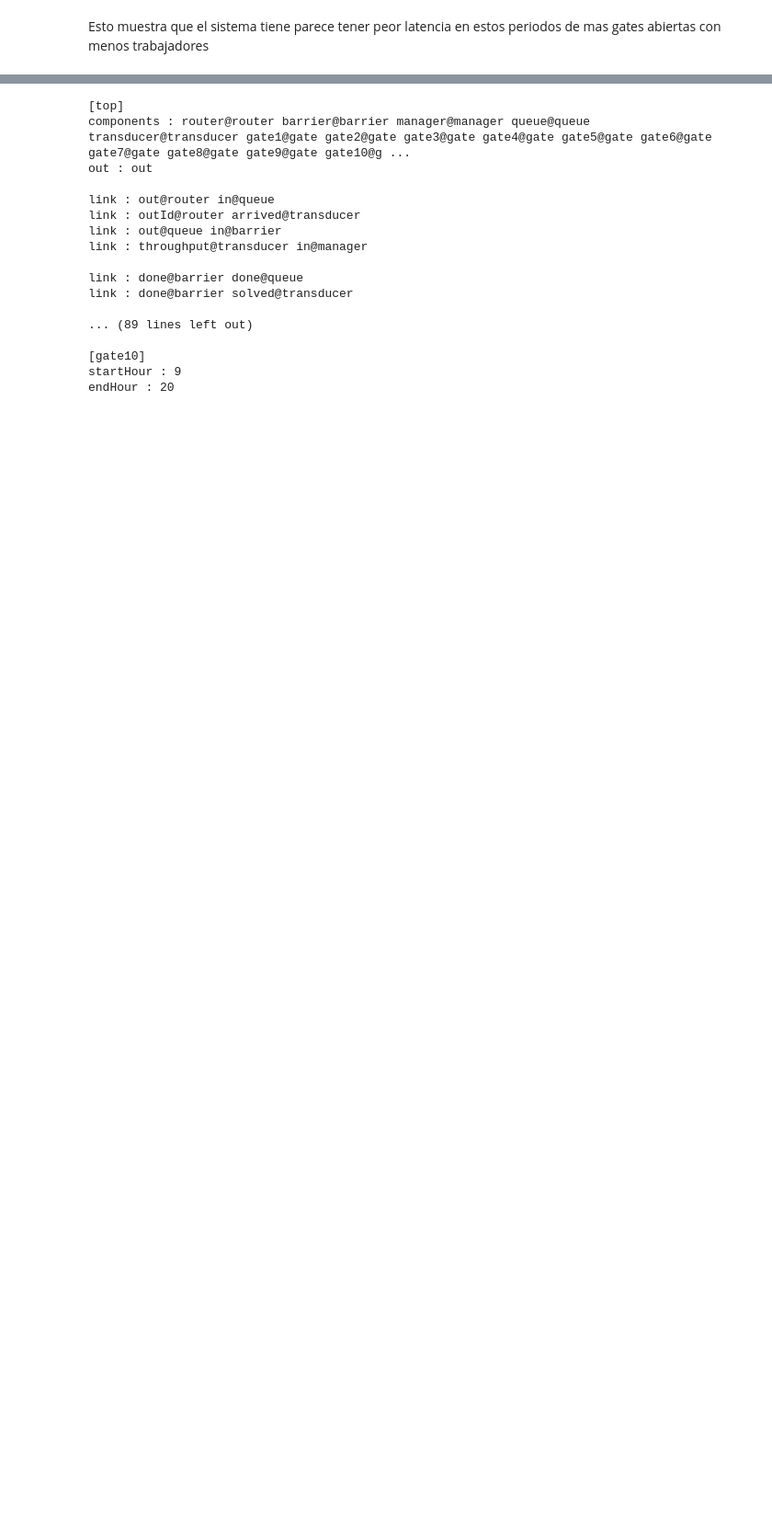
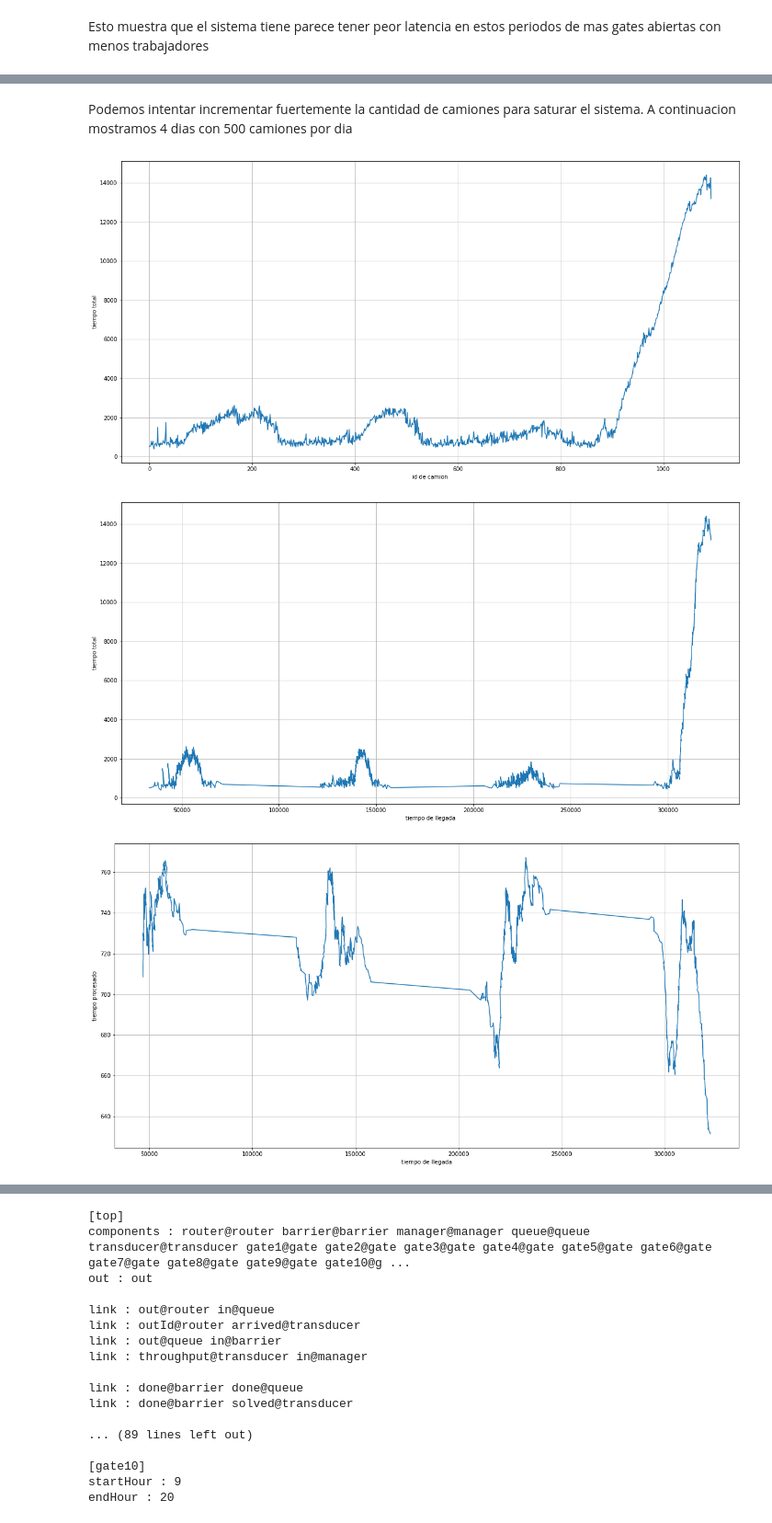
Before and after one commit to mcarreiro/dc-sed-tp1-2022, a Jupyter notebook: notebooks/inbound.ipynb, the cells around one changed output, grey strips where cells are left out. Shown: that part at 92% size. Cells and saved outputs as stored; diff of their text form; code cells hidden in the pictures; blank space fills up the shorter version.

```diff
--- a/notebooks/inbound.ipynb
+++ b/notebooks/inbound.ipynb
@@ -191,0 +198,53 @@ Esto muestra que el sistema tiene parece tener peor latencia en estos periodos d
+# %% [markdown]
+Podemos intentar incrementar fuertemente la cantidad de camiones para saturar el sistema. A continuacion mostramos 4 dias con 500 camiones por dia
+# %%
+with open("../data/top500trucksnoManager.out") as f:
+    lines = f.readlines()
+    lines = list(filter(lambda x: "out" in x, lines))
+    lines = list(map(lambda x: x.split("[")[1].split("]")[0], lines))
+
+    df = pd.DataFrame([x.split(', ') for x in lines])
+df.columns = ['id', 'arrival_time', "assigned_time", "out_time", "nA", "nB", "nC", 'id_gate', 'extra_workers']
+df = df.astype(np.float64)
+# %%
+#df = df.loc[df["arrival_time"] <3600*24*3]
+df.sort_values('arrival_time')
+
+df["total_time"] = df["out_time"] - df["arrival_time"]
+df["waiting_time"] = df["assigned_time"] - df["arrival_time"]
+df["proccesing_time"] = df["out_time"] - df["assigned_time"]
+
+total_time = df['total_time']
+total_time = total_time.rolling(window=1).mean()
+
+proccesing_time = df['proccesing_time']
+proccesing_time = proccesing_time.rolling(window=70).mean()
+
+plt.plot(total_time, )
+plt.grid()
+plt.xlabel("id de camion")
+plt.ylabel("tiempo total")
+plt.show()
+
+plt.plot(df["arrival_time"],total_time )
+#df.plot(x="arrival_time" , y="total_time",figsize=(20,10))
+plt.grid()
+plt.ylabel("tiempo total")
+plt.xlabel("tiempo de llegada")
+plt.show()
+
+plt.plot(df["arrival_time"],proccesing_time )
+plt.ylabel("tiempo procesado")
+plt.xlabel("tiempo de llegada")
+plt.grid()
+plt.show()
+
+plt.plot(df["arrival_time"] , df["waiting_time"])
+plt.ylabel("tiempo de espera")
+plt.xlabel("tiempo de llegada")
+plt.grid()
+plt.show()
+# %% [output]
+[figure, added]
+[figure, added]
+[figure, added]
```
Also changed, not shown: parts of 6 cells of this notebook.
